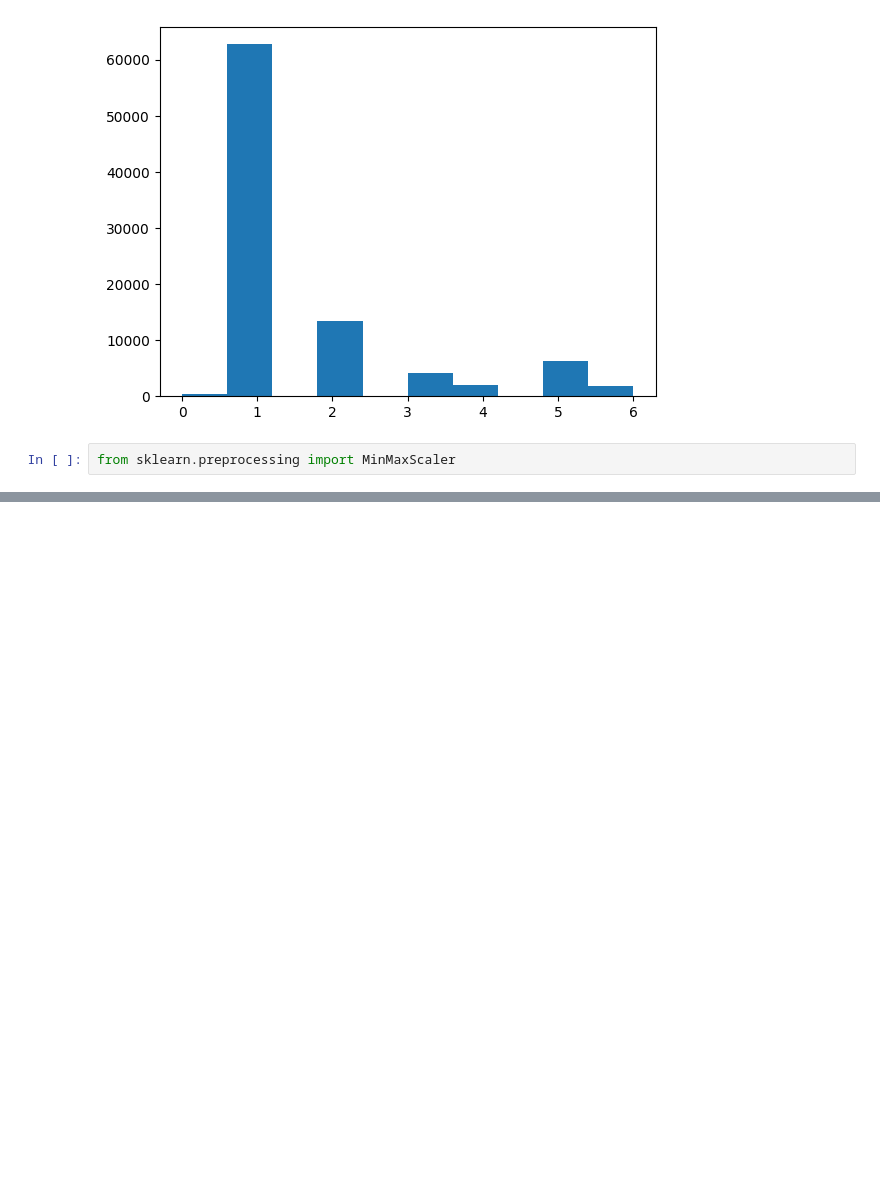
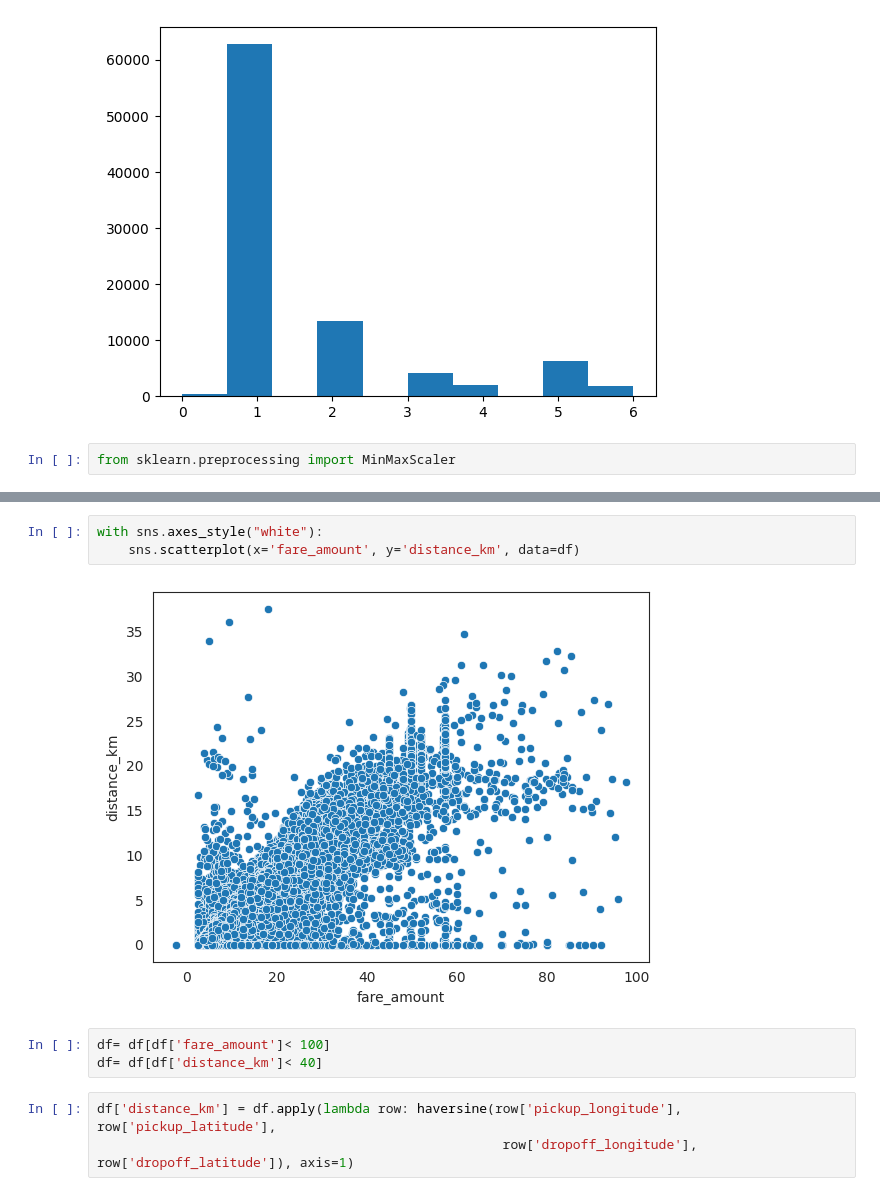
Before and after one commit to yjalil/prelectureMLops, a Jupyter notebook: project/mynotebook.ipynb, the cells around one changed output, grey strips where cells are left out. Saved outputs shown, nothing was run; the diff lists cells and outputs as text; blank space fills up the shorter version.

```diff
--- a/project/mynotebook.ipynb
+++ b/project/mynotebook.ipynb
@@ -51,0 +109,11 @@ def passenger_scale(df):
+# %%
+with sns.axes_style("white"):
+    sns.scatterplot(x='fare_amount', y='distance_km', data=df)
+# %% [output]
+[figure, added]
+# %%
+df= df[df['fare_amount']< 100]
+df= df[df['distance_km']< 40]
+# %%
+df['distance_km'] = df.apply(lambda row: haversine(row['pickup_longitude'], row['pickup_latitude'],
+                                                    row['dropoff_longitude'], row['dropoff_latitude']), axis=1)
```
Also changed, not shown: parts of 13 cells of this notebook, 9 other files.
